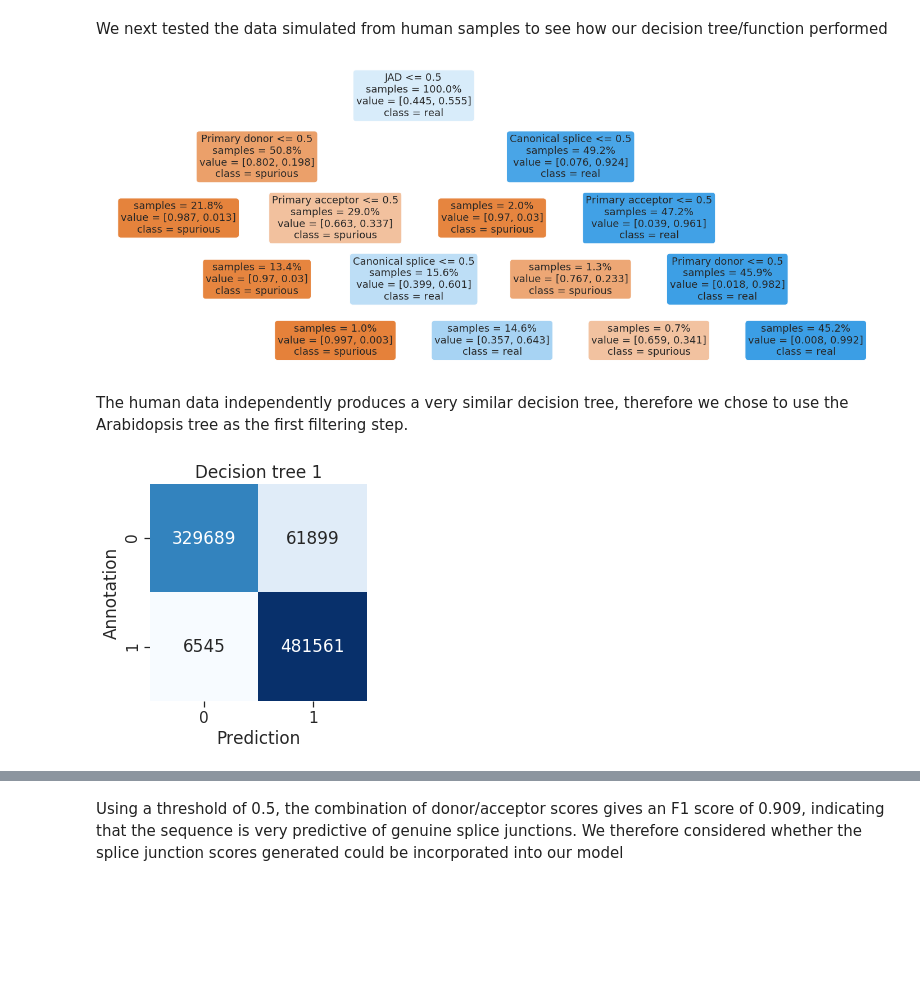
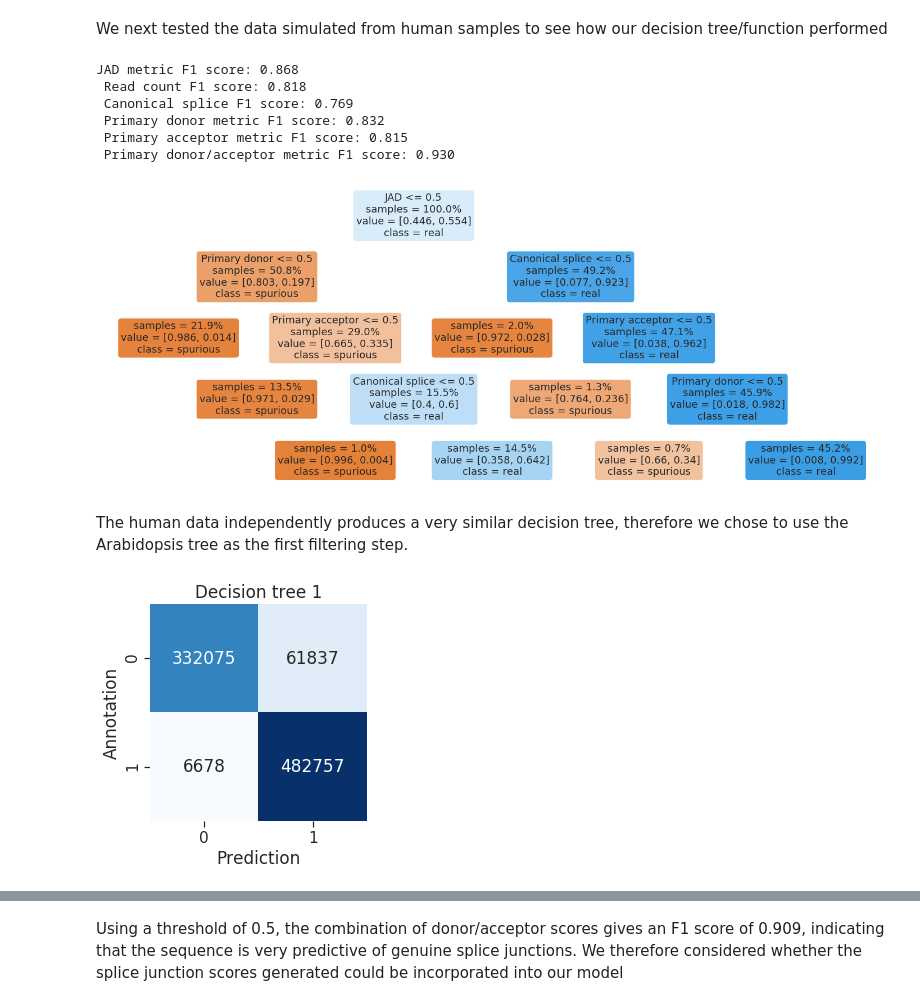
Before and after one commit to bartongroup/two_pass_alignment_pipeline, a Jupyter notebook: notebooks/decision_trees.ipynb, the cells around one changed output, grey strips where cells are left out. Cells and saved outputs as stored; diff of their text form; code cells hidden in the pictures; blank space fills up the shorter version.

Commit message:
updated sim aln scoring and rerun pipeline & notebooks

```diff
--- a/notebooks/decision_trees.ipynb
+++ b/notebooks/decision_trees.ipynb
@@ -50,17 +48,20 @@ COLUMNS = [
     'decision2'
 ]
 
-def load_sim_juncs(basename):
+def load_juncs(basename, sim=True):
 
     annotated_introns = pd.read_csv(
-        f'../{basename}/juncs/annot_juncs.bed', sep='\t', names=COLUMNS[:6],
+        f'../pipeline/{basename}/juncs/annot_juncs.bed', sep='\t', names=COLUMNS[:6],
         dtype={'chrom': str}
     )[['chrom', 'start', 'end', 'strand']].drop_duplicates()
     annotated_introns = set(tuple(inv) for inv in annotated_introns.itertuples(index=False))
 
+
+    real_or_sim = 'real' if not sim else 'sim_nofrag'
+
     juncs = {}
-    for first_pass_fn in glob(f'../{basename}/*/juncs/*.sim_nofrag.all.bed'):
-        sample_name = first_pass_fn.split('/')[2]
+    for first_pass_fn in glob(f'../pipeline/{basename}/*/juncs/*.{real_or_sim}.all.bed'):
+        sample_name = first_pass_fn.split('/')[3]
         j = pd.read_csv(first_pass_fn, sep='\t', names=COLUMNS, dtype={'chrom': str})
         j['is_annot'] = [
             int(tuple(inv) in annotated_introns)
@@ -75,7 +76,8 @@ def load_sim_juncs(basename):
     juncs = pd.concat(juncs)
     return juncs
 
-arath_juncs = load_sim_juncs('arabidopsis_drs')
+arath_juncs = load_juncs('arabidopsis_drs', sim=True)
+arath_real_juncs = load_juncs('arabidopsis_drs', sim=False)
 arath_juncs.head()
 # %% [output]
 |  |  |  |  |  | motif | count | jad | is_primary_donor | is_primary_acceptor | ... |
@@ -310,32 +409,49 @@ Recall score: 0.979
 # %% [markdown]
 We next tested the data simulated from human samples to see how our decision tree/function performed
+# %%
+human_juncs = load_juncs('human_drs')
+da = human_juncs.is_primary_donor & human_juncs.is_primary_acceptor
+print(
+    f'JAD metric F1 score: {f1_score(human_juncs.is_annot, human_juncs.jad >= 4):.3f}\n',
+    f'Read count F1 score: {f1_score(human_juncs.is_annot, human_juncs["count"] > 1):.3f}\n',
+    f'Canonical splice F1 score: {f1_score(human_juncs.is_annot, human_juncs.is_canon):.3f}\n',
+    f'Primary donor metric F1 score: {f1_score(human_juncs.is_annot, human_juncs.is_primary_donor):.3f}\n',
+    f'Primary acceptor metric F1 score: {f1_score(human_juncs.is_annot, human_juncs.is_primary_acceptor):.3f}\n',
+    f'Primary donor/acceptor metric F1 score: {f1_score(human_juncs.is_annot, da):.3f}\n',
+)
+# %% [output]
+JAD metric F1 score: 0.868
+ Read count F1 score: 0.818
+ Canonical splice F1 score: 0.769
+ Primary donor metric F1 score: 0.832
+ Primary acceptor metric F1 score: 0.815
+ Primary donor/acceptor metric F1 score: 0.930
 # %%
-human_juncs = load_sim_juncs('human_drs')
 X_human = human_juncs[features].values.astype(float)
 y_human = human_juncs.is_annot.values.astype(int)
 
 dt_human = DecisionTreeClassifier(
     max_depth=4,
     min_samples_split=1000,
     min_impurity_decrease=0.005,
 ).fit(X_human, y_human)
 
 fig, ax = plt.subplots(figsize=(25, 10))
 plot_tree(
     dt_human,
     ax=ax,
     fontsize=18,
     feature_names=feature_names,
     filled=True,
     rounded=True,
     impurity=False,
     proportion=True,
     precision=3,
     class_names=['spurious', 'real']
 )
 plt.show()
 # %% [output]
-[figure, old version]
+[figure, new version]
 # %% [markdown]
 The human data independently produces a very similar decision tree, therefore we chose to use the Arabidopsis tree as the first filtering step.
 # %%
@@ -352,7 +468,7 @@ ax.set_ylabel('Annotation')
 plt.savefig('figures/human_decision_tree_1_confusion_matrix.svg')
 plt.show()
 # %% [output]
-[figure, old version]
+[figure, new version]
 # %%
 print(
     'Decision tree 1, Human simulated data:\n'
```
Also changed, not shown: parts of 29 cells of this notebook, 6 other files.
